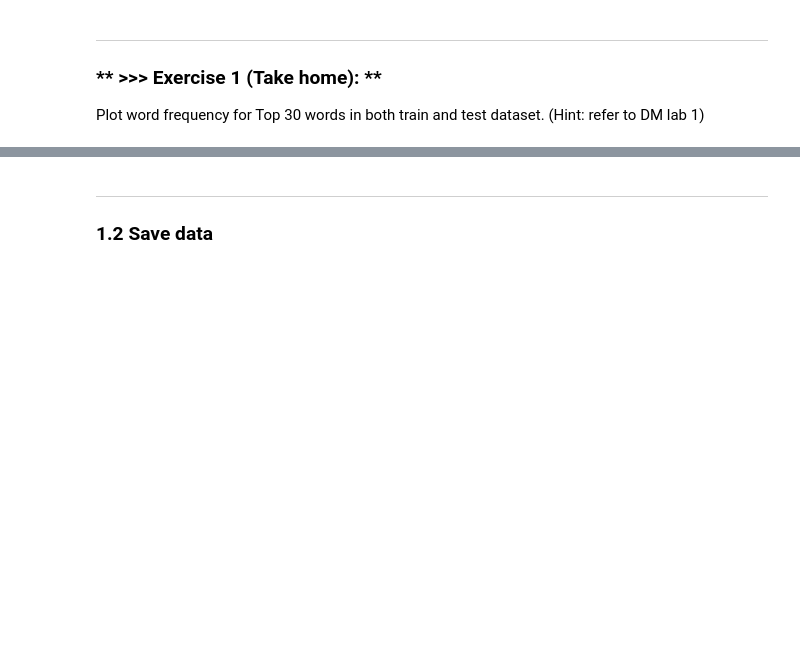
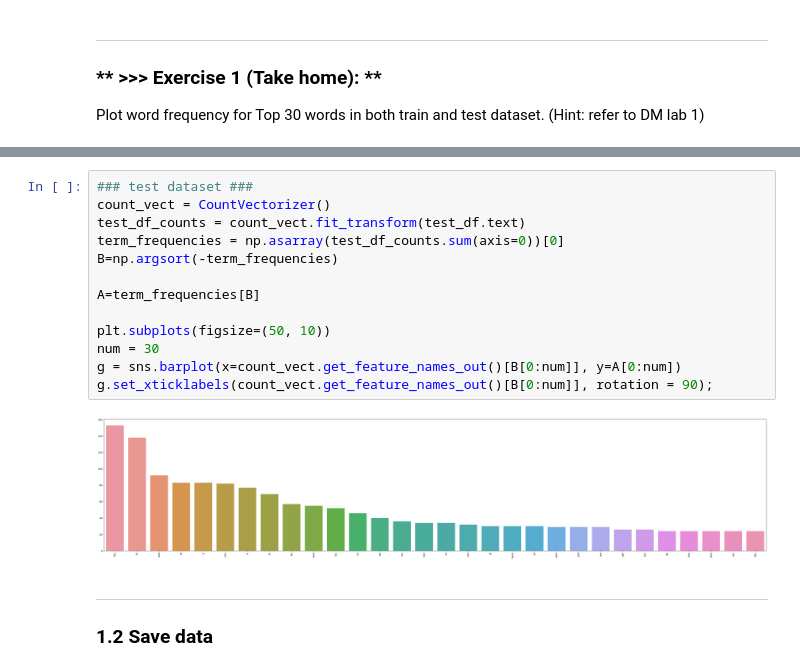
Before and after one commit to yen111033631/DM2022-Lab2-Master, a Jupyter notebook: DM2022-Lab2-Master.ipynb, the cells around one changed output, grey strips where cells are left out. Drawn from its saved outputs; the diff is of its cells as text; blank space fills up the shorter version.

```diff
--- a/DM2022-Lab2-Master.ipynb
+++ b/DM2022-Lab2-Master.ipynb
@@ -116,3 +162,18 @@ Plot word frequency for Top 30 words in both train and test dataset. (Hint: refe
+# %%
+### test dataset ###
+count_vect = CountVectorizer()
+test_df_counts = count_vect.fit_transform(test_df.text)
+term_frequencies = np.asarray(test_df_counts.sum(axis=0))[0]
+B=np.argsort(-term_frequencies)
+
+A=term_frequencies[B]
+
+plt.subplots(figsize=(50, 10))
+num = 30
+g = sns.barplot(x=count_vect.get_feature_names_out()[B[0:num]], y=A[0:num])
+g.set_xticklabels(count_vect.get_feature_names_out()[B[0:num]], rotation = 90);
+# %% [output]
+[figure, added]
 # %% [markdown]
 ---
 ### 1.2 Save data
```
Also changed, not shown: parts of 28 cells of this notebook, 3 other files.
